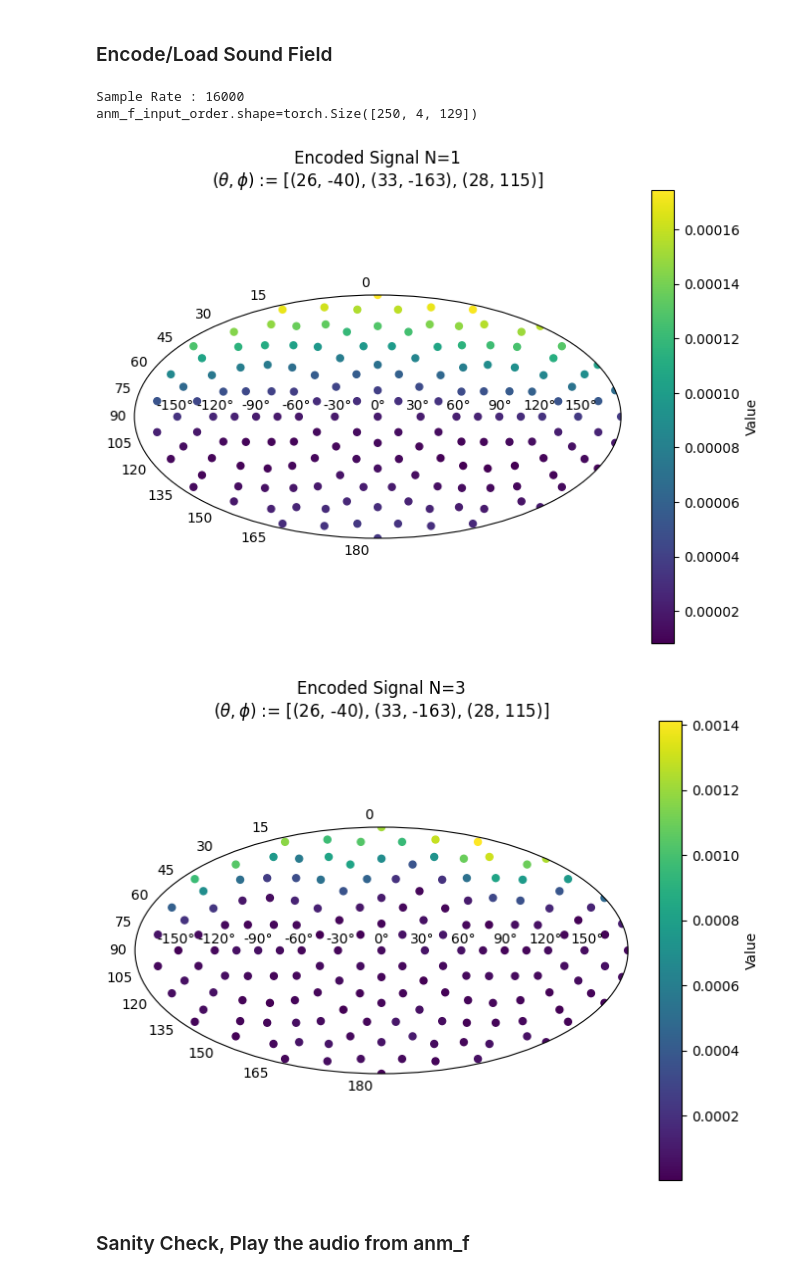
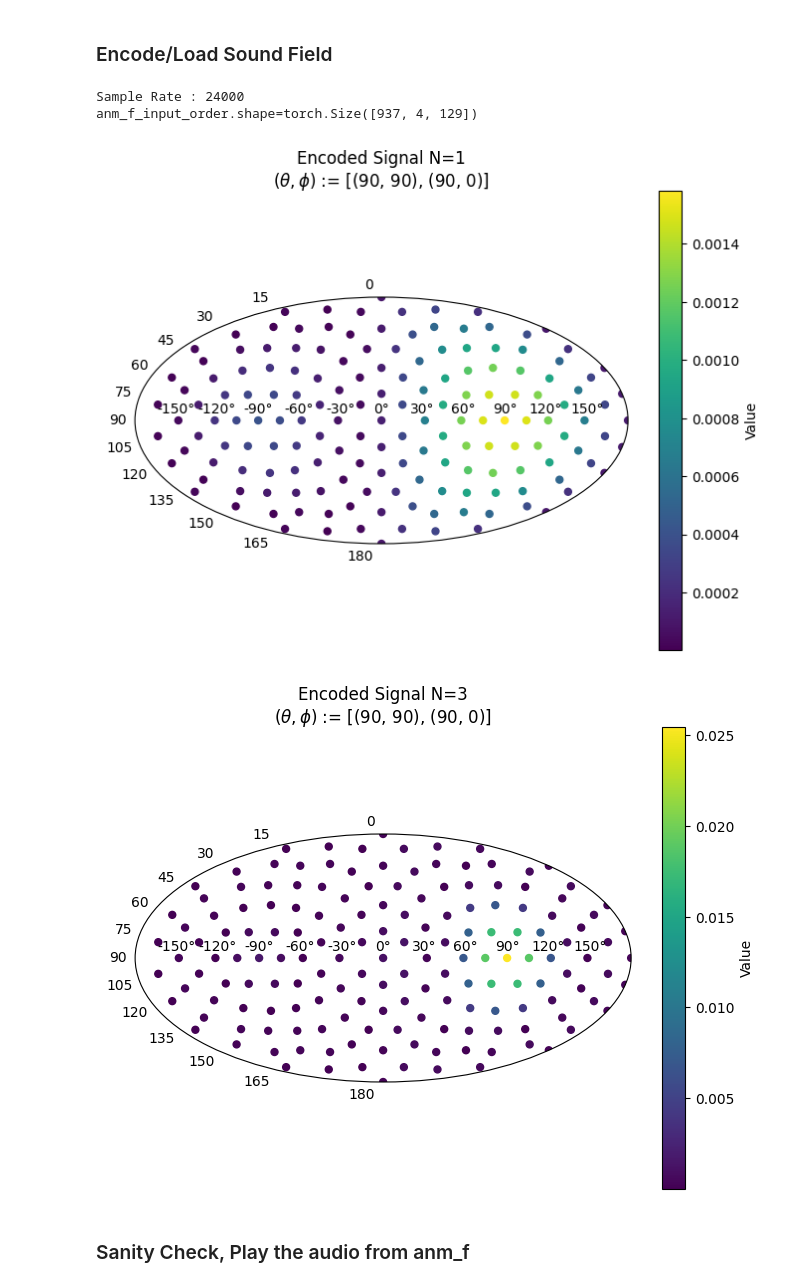
Before and after one commit to Amitmils/AmbisonicUpscaling, a Jupyter notebook: run_script_v2.ipynb, the cells around one changed output. Drawn from its saved outputs; the diff is of its cells as text; code cells hidden in the pictures.

```diff
--- a/run_script_v2.ipynb
+++ b/run_script_v2.ipynb
@@ -146,39 +165,39 @@ GPU Tensors: 0
 # %%
+
+signals = [
+    signal_info(
+        signal_path=r"data/sound_files/male_speech.wav", #24kHz
+        th=90,
+        ph=90,
+        in_rad=False,
+    ),
+    signal_info(
+        signal_path=r"data/sound_files/female_speech.wav",#24kHz
+        th=90,
+        ph=0,
+        in_rad=False,
+    ),
+]
+
 
 # signals = [
 #     signal_info(
-#         signal_path=r"data/sound_files/male_speech.wav", #24kHz
+#         signal_path=r"data\WSJ0\test\051\051o020b.wav", #16Khz
 #         th=90,
 #         ph=90,
 #         in_rad=False,
 #     ),
 #     signal_info(
-#         signal_path=r"data/sound_files/female_speech.wav",#24kHz
+#         signal_path=r"data\WSJ0\test\050\050o020n.wav", #16KHz
 #         th=90,
 #         ph=0,
 #         in_rad=False,
 #     ),
 # ]
-
-
-signals = [
-    signal_info(
-        signal_path=r"data\WSJ0\test\051\051o020b.wav", #16Khz
-        th=90,
-        ph=90,
-        in_rad=False,
-    ),
-    signal_info(
-        signal_path=r"data\WSJ0\test\050\050o020n.wav", #16KHz
-        th=90,
-        ph=0,
-        in_rad=False,
-    ),
-]
 # %% [markdown]
 ### Encode/Load Sound Field
 # %%
-ENCODE = False
+ENCODE = True
 grid =  POINTS_162# POINTS_162 LEBEDEV
 
 load_data_path = r"C:\Users\amitmils\Documents\Repo\ACL_General\reverb_anm_t_data.mat"
@@ -228,37 +247,37 @@ else: #Load
     with zipfile.ZipFile(ZIP_PATH, 'r') as zipf:
         with zipf.open(f"{os.path.basename(ZIP_PATH)[:-4]}_{ID}.pth") as f:
             label, anm_f_input_order, anm_f_output_order  = torch.load(f,weights_only=False)
     sound_field = SoundField(DEVICE)
     sound_field.load(
         anm_f_input=anm_f_input_order,
         anm_f_output=anm_f_output_order,
         csv_meta_data_path=r"data\ModelDataSets\WSJ_4_3_25\metadata.csv",
         id=ID,
         grid_type=grid,
     )
     input_order = sound_field.input_order
 
     upscale_order = sound_field.output_order
 
 
 
 # windows,channels,freq_bins
 
 
 
 anm_f_input_order = anm_f_input_order.permute(2,0,1)
 anm_f_output_order = anm_f_output_order.permute(2,0,1)
 
 
 
 print(f"Sample Rate : {sound_field.sr}")
 
 print(f"{anm_f_input_order.shape=}")
 # %% [output]
-Sample Rate : 16000
-anm_f_input_order.shape=torch.Size([250, 4, 129])
+Sample Rate : 24000
+anm_f_input_order.shape=torch.Size([937, 4, 129])
-[figure, old version]
+[figure, new version]
-[figure, old version]
+[figure, new version]
 # %% [markdown]
 ### Sanity Check, Play the audio from anm_f
 # %%
```
Also changed, not shown: parts of 15 cells of this notebook.
